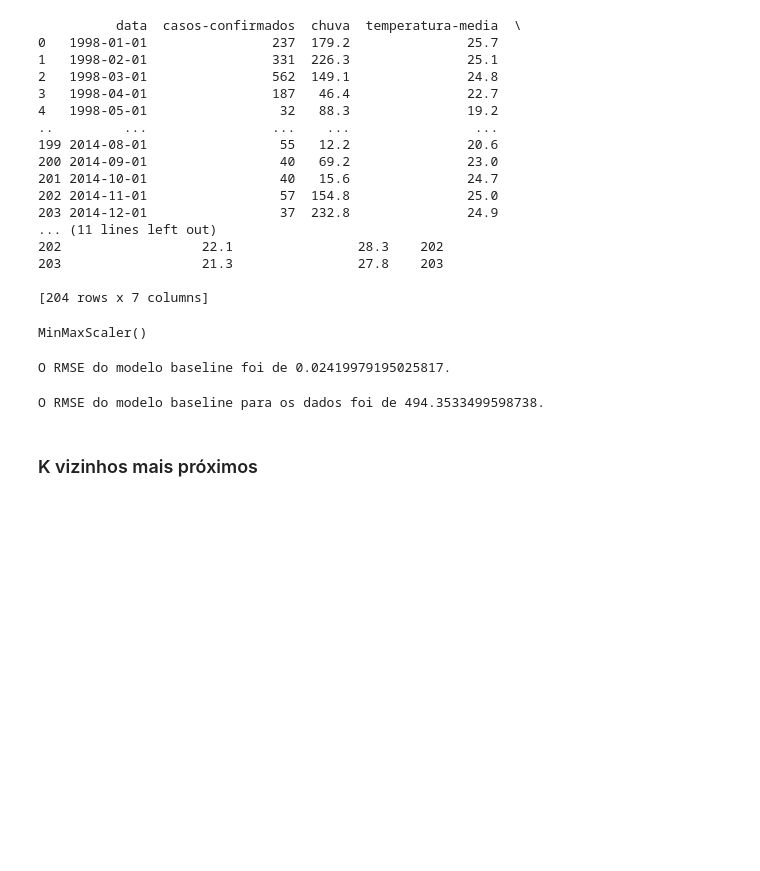
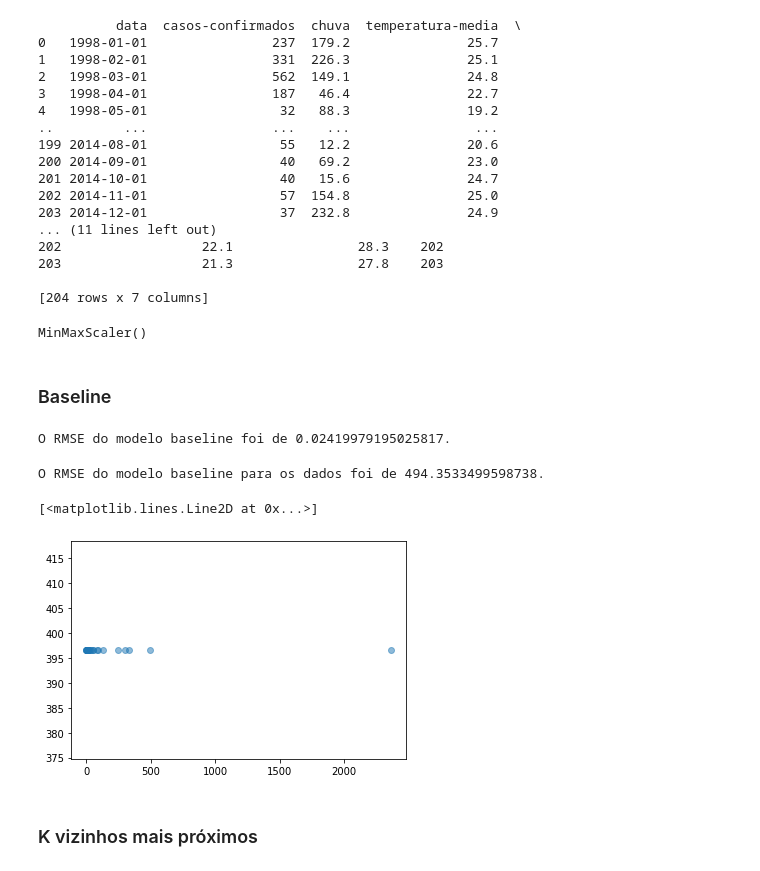
Before and after one commit to AnaLoponi/Machine_Learning_Casos_de_Dengue, a Jupyter notebook: Modelos de Treinamento .ipynb, the cells around one changed output. Saved outputs shown, nothing was run; the diff lists cells and outputs as text; code cells hidden in the pictures; blank space fills up the shorter version.

Commit message:
Bloco 2
Atualizações no notebook
(Gráfico do Baseline)

```diff
--- a/Modelos de Treinamento .ipynb
+++ b/Modelos de Treinamento .ipynb
@@ -124,6 +124,8 @@ normalizador_x.fit(X_treino)
 normalizador_y.fit(y_treino)
 # %% [output]
 MinMaxScaler()
+# %% [markdown]
+### Baseline
 # %%
 # Dados normalizados
 
@@ -148,25 +150,30 @@ O RMSE do modelo baseline foi de 0.02419979195025817.
 # %%
 # Dados sem normalização
 
 # cria o modelo
 modelo_baseline = DummyRegressor()
 
 # treina o modelo
 modelo_baseline.fit(X_treino, y_treino)
 
 # realiza uma previsão usando o modelo treinado
 previsao = modelo_baseline.predict(X_teste)
 
 # Raiz quadrada do erro médio (base para avaliar o desempenho do modelo)
 
 y_verdadeiro = y_teste
 y_previsao = modelo_baseline.predict(X_teste)
 
 RMSE = mean_squared_error(y_verdadeiro, y_previsao, squared=False)
 
 print(f"O RMSE do modelo baseline para os dados foi de {RMSE}.")
+
+# Gráfico de desempenho
+plt.plot(y_verdadeiro, y_previsao, ls="none", marker="o", alpha=0.5)
 # %% [output]
 O RMSE do modelo baseline para os dados foi de 494.3533499598738.
+[<matplotlib.lines.Line2D at 0x...>]
+[figure, added]
 # %% [markdown]
 ### K vizinhos mais próximos
 # %%
```
Also changed, not shown: parts of 8 cells of this notebook.
